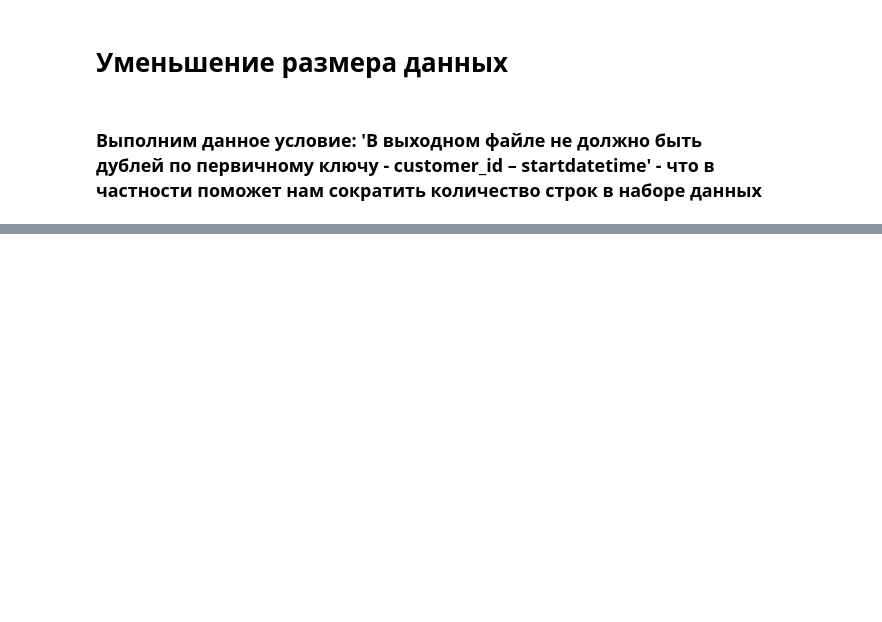
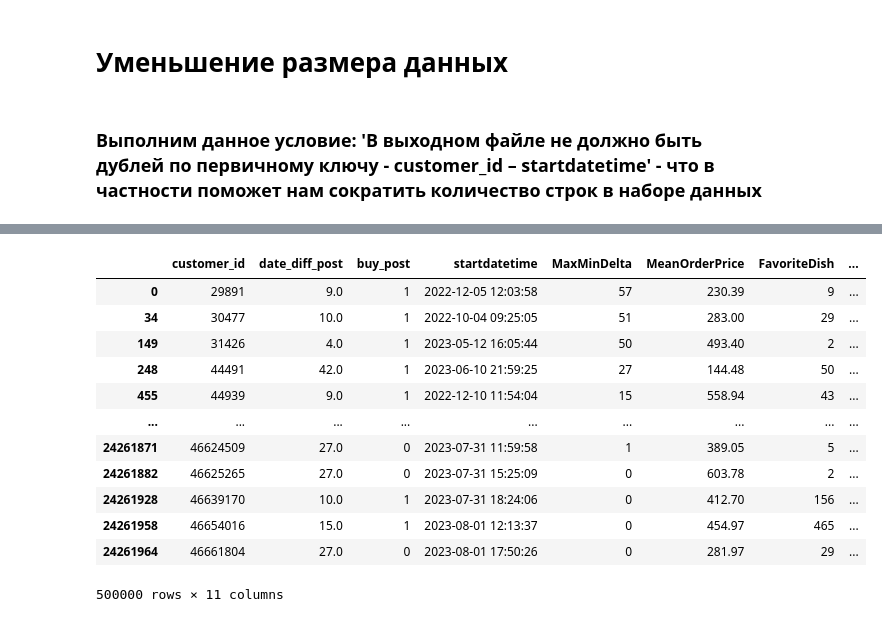
Before and after one commit to Jeyd0n/BurgerKingCase, a Jupyter notebook: notebooks/DA.ipynb, the cells around one changed output, grey strips where cells are left out. Saved outputs shown, nothing was run; the diff lists cells and outputs as text; code cells hidden in the pictures; blank space fills up the shorter version.

```diff
--- a/notebooks/DA.ipynb
+++ b/notebooks/DA.ipynb
@@ -349,0 +491,24 @@ train.to_csv('../data/processed/train.csv', index=False)
+# %%
+train_copy = train.copy()
+train_copy.drop(['format_name', 'OrderPrice', 'hour', 'minute', 'ownareaall_sqm'], axis=1, inplace=True)
+
+train_copy.drop_duplicates(
+    subset='customer_id',
+    inplace=True
+)
+# %%
+train_copy
+# %% [output]
+|  | customer_id | date_diff_post | buy_post | startdatetime | MaxMinDelta | MeanOrderPrice | FavoriteDish | ... |
+| 0 | 29891 | 9.0 | 1 | 2022-12-05 12:03:58 | 57 | 230.39 | 9 | ... |
+| 34 | 30477 | 10.0 | 1 | 2022-10-04 09:25:05 | 51 | 283.00 | 29 | ... |
+| 149 | 31426 | 4.0 | 1 | 2023-05-12 16:05:44 | 50 | 493.40 | 2 | ... |
+| 248 | 44491 | 42.0 | 1 | 2023-06-10 21:59:25 | 27 | 144.48 | 50 | ... |
+| 455 | 44939 | 9.0 | 1 | 2022-12-10 11:54:04 | 15 | 558.94 | 43 | ... |
+| ... | ... | ... | ... | ... | ... | ... | ... | ... |
+| 24261871 | 46624509 | 27.0 | 0 | 2023-07-31 11:59:58 | 1 | 389.05 | 5 | ... |
+| 24261882 | 46625265 | 27.0 | 0 | 2023-07-31 15:25:09 | 0 | 603.78 | 2 | ... |
+| 24261928 | 46639170 | 10.0 | 1 | 2023-07-31 18:24:06 | 0 | 412.70 | 156 | ... |
+| 24261958 | 46654016 | 15.0 | 1 | 2023-08-01 12:13:37 | 0 | 454.97 | 465 | ... |
+| 24261964 | 46661804 | 27.0 | 0 | 2023-08-01 17:50:26 | 0 | 281.97 | 29 | ... |
+500000 rows × 11 columns
```
Also changed, not shown: parts of 21 cells of this notebook, 12 other files.
